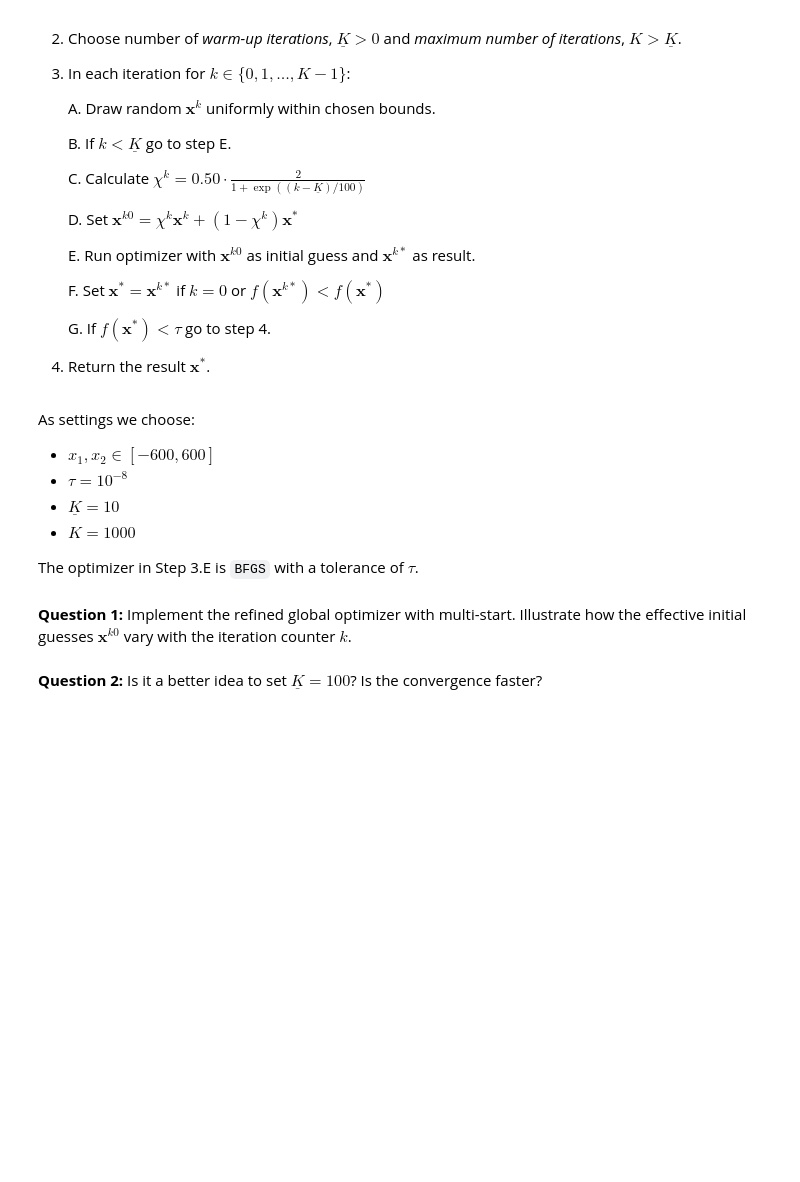
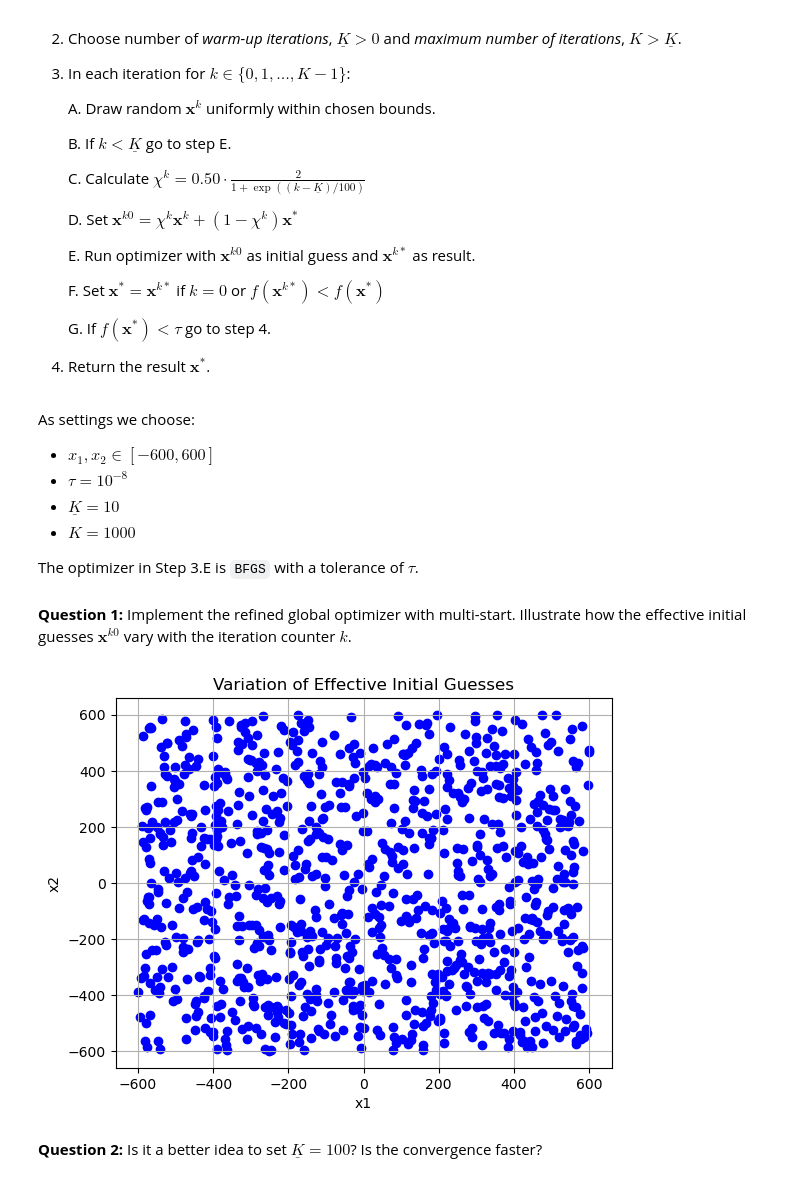
Before and after one commit to NumEconCopenhagen/projects-2023-rikke-og-emma, a Jupyter notebook: Examproject/Exam-2023-notebook.ipynb, the cells around one changed output. Saved outputs shown, nothing was run; the diff lists cells and outputs as text; code cells hidden in the pictures; blank space fills up the shorter version.

```diff
--- a/Examproject/Exam-2023-notebook.ipynb
+++ b/Examproject/Exam-2023-notebook.ipynb
@@ -342,0 +659,5 @@ Improvement in profitability: 0.42407583859333897
+# %%
+# Perform optimization
+result = minimize(objective, x0=0.05, method='Nelder-Mead')
+optimal_delta = result.x[0]
+optimal_H = -result.fun
@@ -398,2 +868,62 @@ The optimizer in Step 3.E is `BFGS` with a tolerance of $\tau$.
+# %%
+
+def griewank(x):
+    return griewank_(x[0], x[1])
+
+def griewank_(x1, x2):
+    A = x1**2/4000 + x2**2/4000
+    B = np.cos(x1/np.sqrt(1)) * np.cos(x2/np.sqrt(2))
+    return A - B + 1
+
+def refined_global_optimizer(bounds, tolerance, warmup_iterations, max_iterations):
+    x_best = None
+    f_best = None
+
+    for k in range(max_iterations):
+        x_k = np.random.uniform(bounds[0], bounds[1], size=2)
+
+        if k >= warmup_iterations:
+            chi_k = 0.50 * 2 / (1 + np.exp((k - warmup_iterations) / 100))
+            x_k0 = chi_k * x_k + (1 - chi_k) * x_best
+
+            result = minimize(griewank, x_k0, method='BFGS', tol=tolerance)
+            x_k_star = result.x
+            f_k_star = result.fun
+
+            if x_best is None or f_k_star < f_best:
+                x_best = x_k_star
+                f_best = f_k_star
+
+            if f_best < tolerance:
+                break
+
+    return x_best
+
+# Settings
+bounds = [-600, 600]
+tolerance = 1e-8
+warmup_iterations = 10
+max_iterations = 1000
+
+# Run the optimizer
+results = []
+for k in range(max_iterations):
+    x_k = np.random.uniform(bounds[0], bounds[1], size=2)
+    results.append(x_k)
+
+# Plotting the variation of effective initial guesses
+import matplotlib.pyplot as plt
+
+x_values = [x[0] for x in results]
+y_values = [x[1] for x in results]
+
+plt.scatter(x_values, y_values, c='blue', marker='o')
+plt.xlabel('x1')
+plt.ylabel('x2')
+plt.title('Variation of Effective Initial Guesses')
+plt.grid(True)
+plt.show()
+# %% [output]
+[figure, added]
 # %% [markdown]
 **Question 2:** Is it a better idea to set $\underline{K} = 100$? Is the convergence faster?
```
Also changed, not shown: parts of 32 cells of this notebook.
